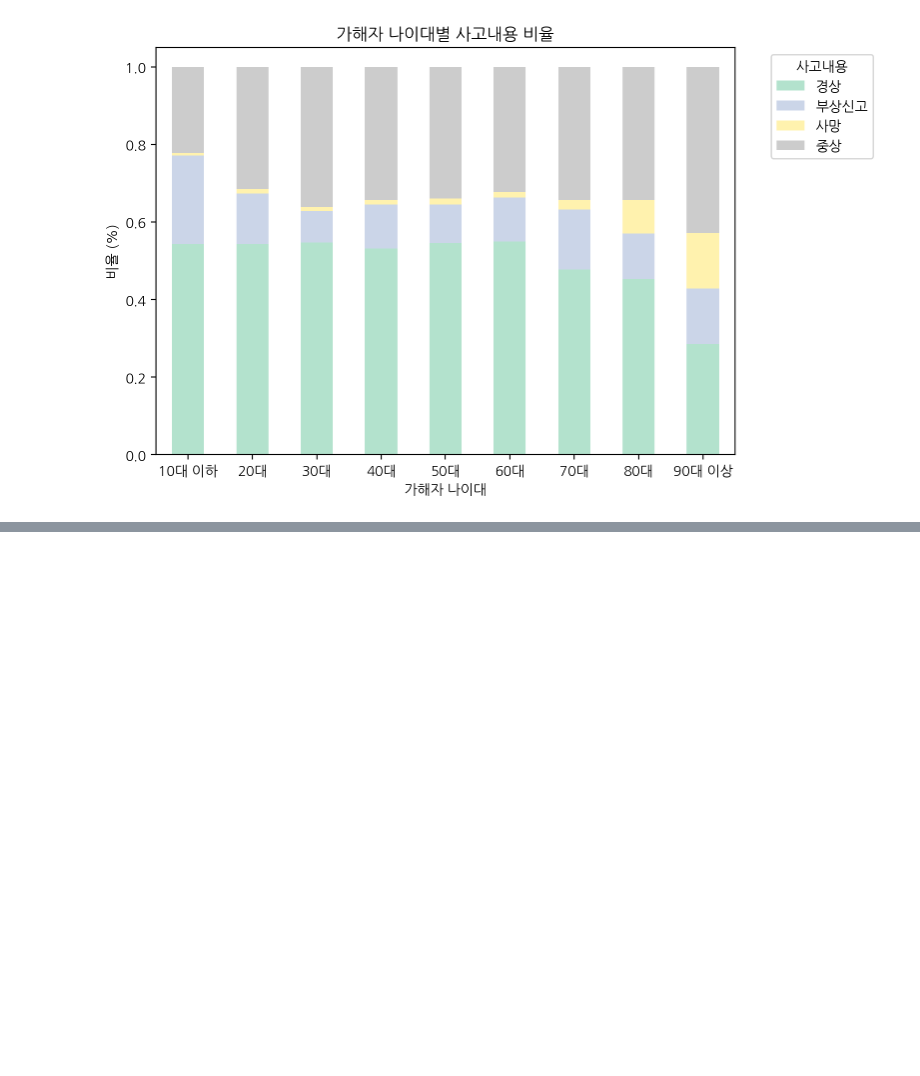
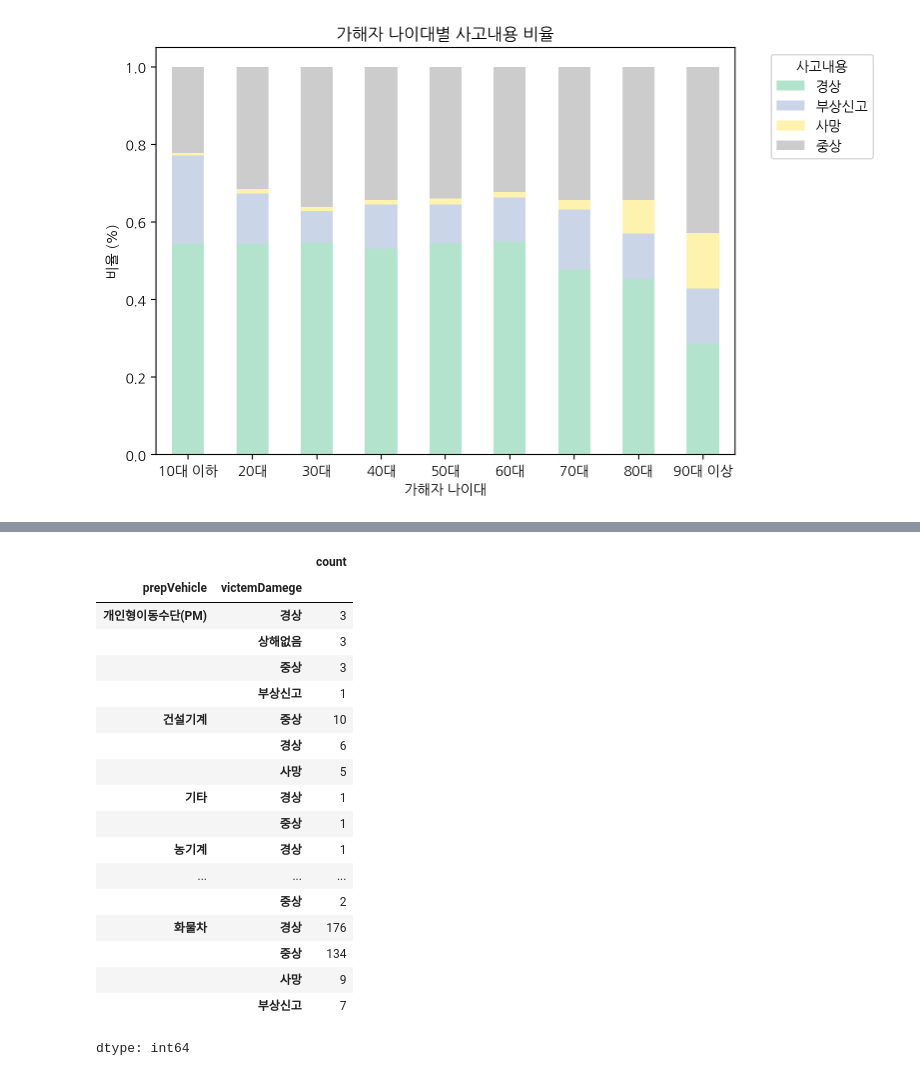
Before and after one commit to yeojeong735/25-BDA-TeamDP, a Jupyter notebook: 25_BDA_BikeCrash_TeamDP.ipynb, the cells around one changed output, grey strips where cells are left out. Saved outputs shown, nothing was run; the diff lists cells and outputs as text; code cells hidden in the pictures; blank space fills up the shorter version.

```diff
--- a/25_BDA_BikeCrash_TeamDP.ipynb
+++ b/25_BDA_BikeCrash_TeamDP.ipynb
@@ -581,0 +602,25 @@ plt.show()
+# %%
+PvPDamege = df.groupby('prepVehicle')['prepDamege'].value_counts()
+PvVDamege = df.groupby('prepVehicle')['victemDamege'].value_counts()
+# %%
+PvVDamege
+# %% [output]
+|  |  | count |
+| prepVehicle | victemDamege |  |
+| 개인형이동수단(PM) | 경상 | 3 |
+|  | 상해없음 | 3 |
+|  | 중상 | 3 |
+|  | 부상신고 | 1 |
+| 건설기계 | 중상 | 10 |
+|  | 경상 | 6 |
+|  | 사망 | 5 |
+| 기타 | 경상 | 1 |
+|  | 중상 | 1 |
+| 농기계 | 경상 | 1 |
+| ... | ... | ... |
+|  | 중상 | 2 |
+| 화물차 | 경상 | 176 |
+|  | 중상 | 134 |
+|  | 사망 | 9 |
+|  | 부상신고 | 7 |
+dtype: int64
```
Also changed, not shown: parts of 2 cells of this notebook.
